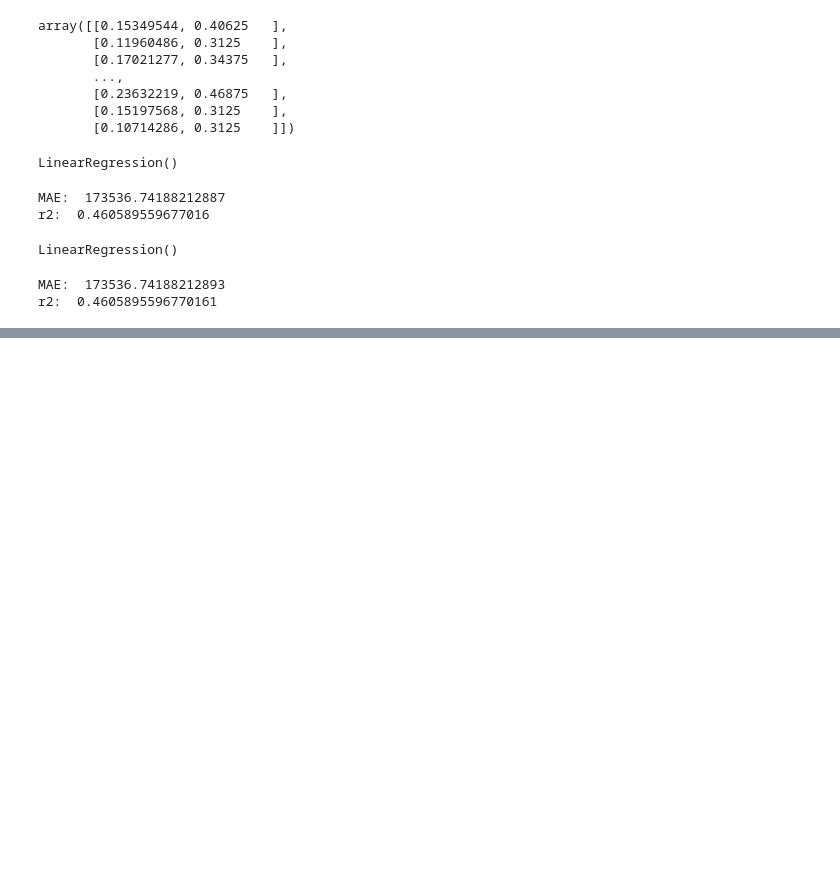
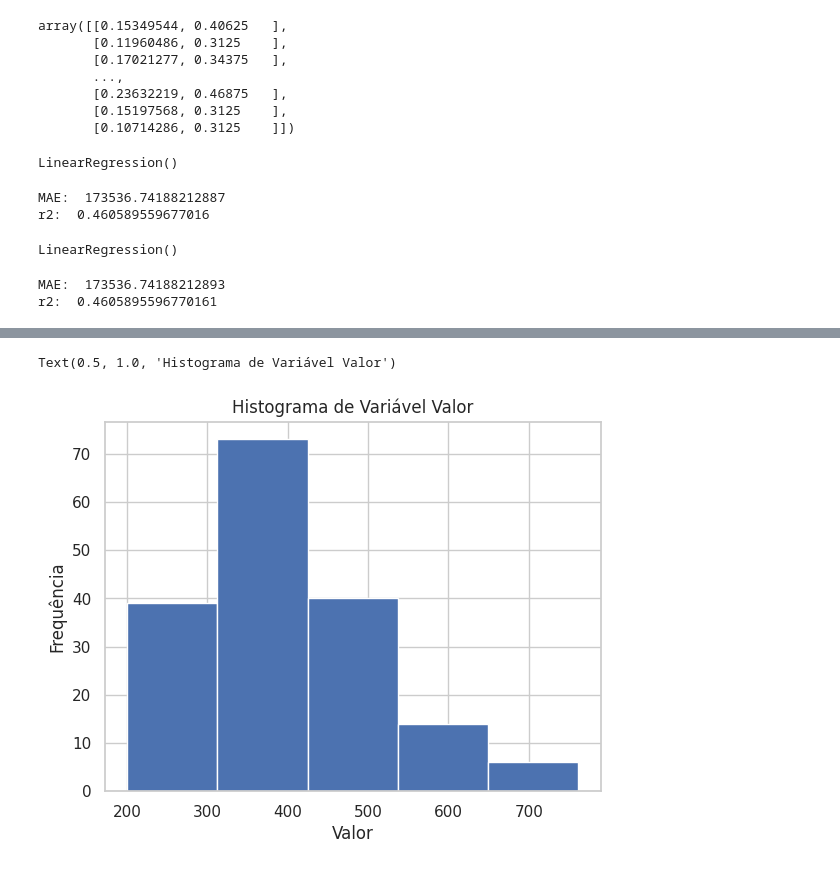
Before and after one commit to aloisiok1/Machine-Learning-com-Python, a Jupyter notebook: Machine_Learning_com_python.ipynb, the cells around one changed output, grey strips where cells are left out. Cells and saved outputs as stored; diff of their text form; code cells hidden in the pictures; blank space fills up the shorter version.

```diff
--- a/Machine_Learning_com_python.ipynb
+++ b/Machine_Learning_com_python.ipynb
@@ -1351,0 +1413,4 @@ r2:  0.4605895596770161
+# %%
+#aplicar raiz quadrada para ampliar a visibilidade dos dados
+imoveis["raiz_valor"] = np.sqrt(imoveis["Valor"])
+imoveis.head()
@@ -1351,0 +1424,9 @@ r2:  0.4605895596770161
+# %%
+plt.hist(imoveis["raiz_valor"], bins=5)
+
+plt.ylabel("Frequência")
+plt.xlabel("Valor")
+plt.title("Histograma de Variável Valor")
+# %% [output]
+Text(0.5, 1.0, 'Histograma de Variável Valor')
+[figure, added]
```
Also changed, not shown: parts of 17 cells of this notebook, 2 other files.
